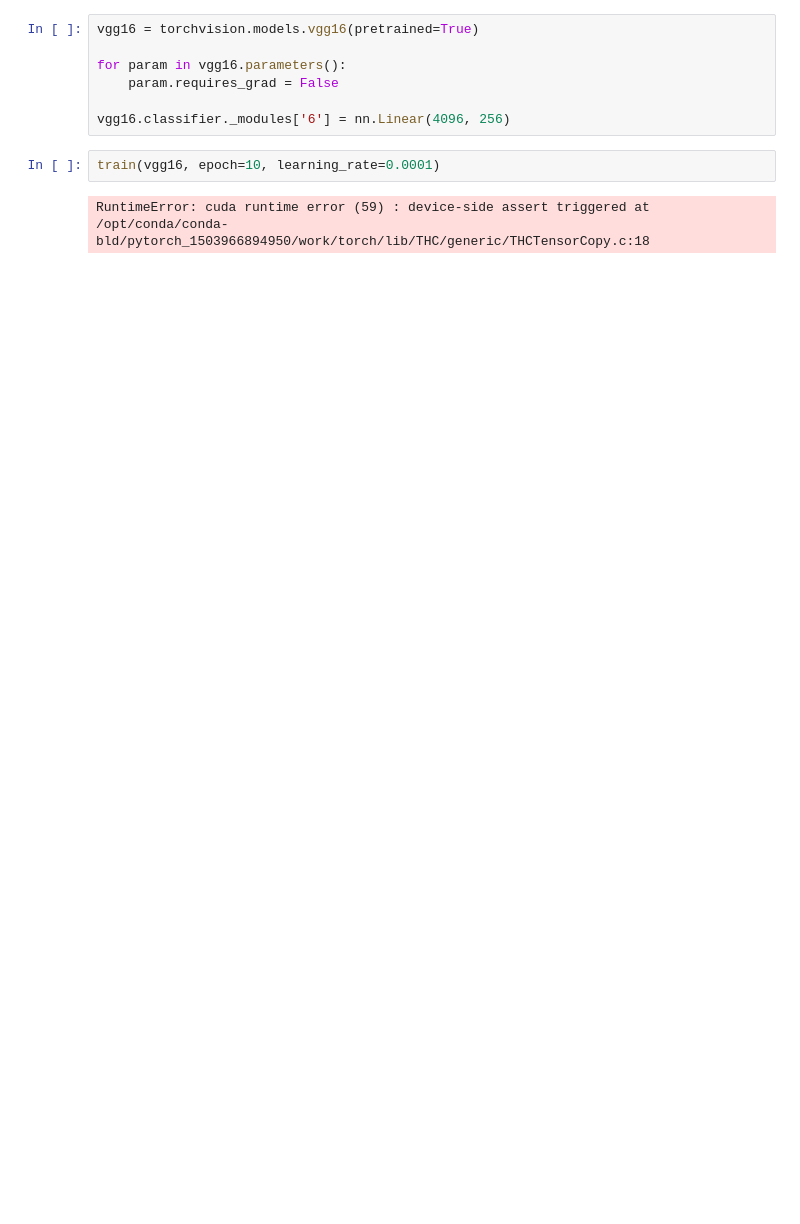
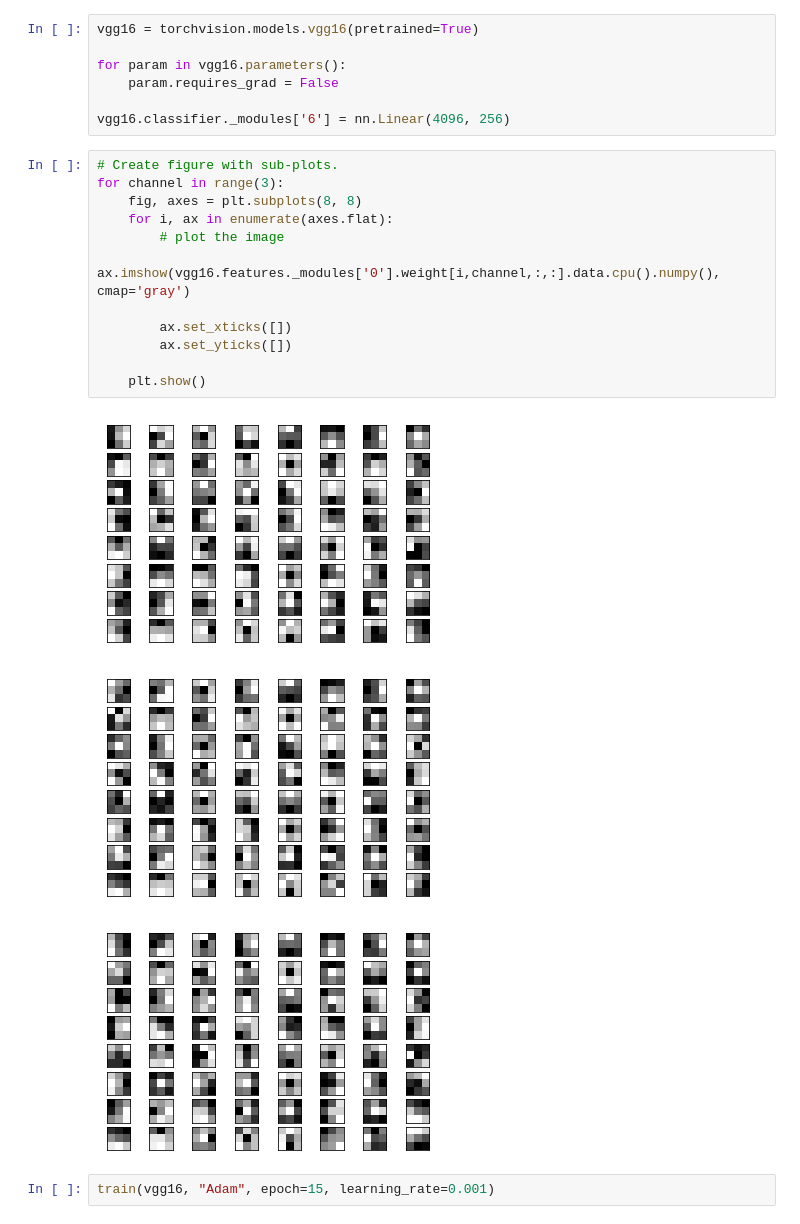
Before and after one commit to Xinyang622/PA3, a Jupyter notebook: Part2.ipynb, the cells around one changed output. Drawn from its saved outputs; the diff is of its cells as text; blank space fills up the shorter version.

```diff
--- a/Part2.ipynb
+++ b/Part2.ipynb
@@ -361,7 +368,21 @@ for param in vgg16.parameters():
     param.requires_grad = False
 
 vgg16.classifier._modules['6'] = nn.Linear(4096, 256)
+# %%
+# Create figure with sub-plots.
+for channel in range(3):
+    fig, axes = plt.subplots(8, 8)
+    for i, ax in enumerate(axes.flat):
+        # plot the image
+        ax.imshow(vgg16.features._modules['0'].weight[i,channel,:,:].data.cpu().numpy(), cmap='gray')
+
+        ax.set_xticks([])
+        ax.set_yticks([])
+
+    plt.show()
+# %% [output]
+[figure, added]
+[figure, added]
+[figure, added]
 # %%
-train(vgg16, epoch=10, learning_rate=0.0001)
+train(vgg16, "Adam", epoch=15, learning_rate=0.001)
-# %% [output]
-RuntimeError: cuda runtime error (59) : device-side assert triggered at /opt/conda/conda-bld/pytorch_1503966894950/work/torch/lib/THC/generic/THCTensorCopy.c:18
```
Also changed, not shown: parts of 5 cells of this notebook.
